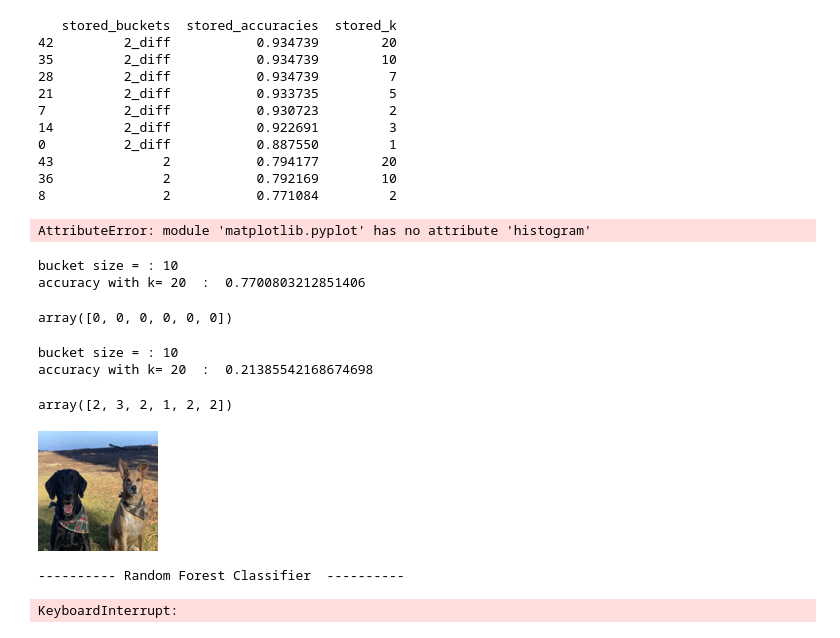
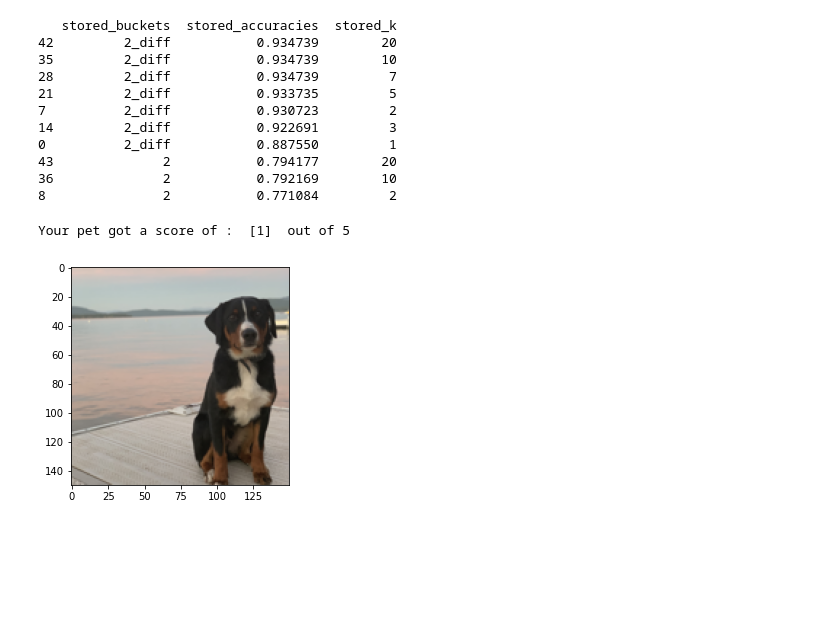
Before and after one commit to apschlissel/w207-final-project, a Jupyter notebook: madeline/Cleaned_Model.ipynb, the cells around one changed output. Saved outputs shown, nothing was run; the diff lists cells and outputs as text; code cells hidden in the pictures; blank space fills up the shorter version.

```diff
--- a/madeline/Cleaned_Model.ipynb
+++ b/madeline/Cleaned_Model.ipynb
@@ -210,5 +210,5 @@ def CleanandProcessData(csv_path, image_path, image_resize):
     print('Labels Shape;', labels_raw.shape)
     return X_train, labels_raw, labels_bin2, labels_bin10
 
-X_train, labels_raw, labels_bin2, labels_bin10 = CleanandProcessData(csv_path, image_path, 50)
+X_train, labels_raw, labels_bin2, labels_bin10 = CleanandProcessData(csv_path, image_path, 150)
 # %% [output]
@@ -927,38 +913,30 @@ for img in images:
     x = img_to_array(x)/255
     our_pets.append(x)
 our_pets = np.array(our_pets)
-# %%
-our_pets_temp = our_pets.reshape(6,50*50*3)
-train_data_temp.shape
-test_predicted_labels = knnmodel.predict(test_data_temp)
-plt.histogram(test_predicted_labels)
-# %% [output]
-AttributeError: module 'matplotlib.pyplot' has no attribute 'histogram'
-# %%
-knnmodel = KNeighborsClassifier(n_neighbors=7)
-knnmodel.fit(train_data_temp, train_labels_raw2)
-test_predicted_labels = knnmodel.predict(test_data_temp)
-print("bucket size = :" ,10)
-print("accuracy with k=", k, " : ", metrics.accuracy_score(test_labels_raw2, test_predicted_labels))
-knnmodel.predict(our_pets_temp)
-# %% [output]
-bucket size = : 10
-accuracy with k= 20  :  0.7700803212851406
-array([0, 0, 0, 0, 0, 0])
 # %%
-knnmodel = KNeighborsClassifier(n_neighbors=7)
-knnmodel.fit(train_data_temp, train_labels_raw10)
-test_predicted_labels = knnmodel.predict(test_data_temp)
-print("bucket size = :" ,10)
-print("accuracy with k=", k, " : ", metrics.accuracy_score(test_labels_raw10, test_predicted_labels))
+train_size = train_data.shape[0]
+train_shape = train_data.shape[1]*train_data.shape[2]*train_data.shape[3]
 
-knnmodel.predict(our_pets_temp)
-#Image.open(image_path +images[3]).resize((250,250))
+test_size = test_data.shape[0]
+test_shape = test_data.shape[1]*test_data.shape[2]*test_data.shape[3]
+
+train_data_temp = train_data.reshape(train_size,train_shape)
+test_data_temp = test_data.reshape(test_size,test_shape)
+
+def checkMyPet(path):
+    knnmodel = KNeighborsClassifier(n_neighbors=7)
+    knnmodel.fit(train_data_temp, train_labels_raw5)
+    #test_predicted_labels = knnmodel.predict(test_data_temp)
+    #print("bucket size = :" ,10)
+    #print("accuracy with k=", k, " : ", metrics.accuracy_score(test_labels_raw10, test_predicted_labels))
+    x_original = Image.open(path).convert("RGB").resize((150,150))
+    x = img_to_array(x_original)/255
+    x = x.reshape(1, 150*150*3)
+    y = knnmodel.predict(x)
+    plt.imshow(x_original)
+    print('Your pet got a score of : ', y, ' out of 5')
+
+checkMyPet('/Users/madelinewhitlow/Desktop/MIDS_W207/petfinder-pawpularity-score/our_pets/IMG_8573 2.jpg')
 # %% [output]
-bucket size = : 10
-accuracy with k= 20  :  0.21385542168674698
+Your pet got a score of :  [1]  out of 5
-array([2, 3, 2, 1, 2, 2])
+[figure, added]
-# %%
-Image.open(image_path + images[2]).convert("RGB").resize((120,120))
-# %% [output]
-[figure, removed]
@@ -967,11 +942,0 @@ Image.open(image_path + images[3]).convert("RGB").resize((120,120))
-# %%
-from sklearn.ensemble import RandomForestClassifier
-
-print('-'*10, 'Random Forest Classifier ', '-'*10)
-clf_rf = RandomForestClassifier()
-clf_rf.fit(train_data_temp, train_labels_raw4)
-preds_rf = clf_rf.predict(dev_data_temp)
-print ('Random Forest Model accuracy: %3.4f' %clf_rf.score(dev_data_temp, dev_labels_raw4))
-# %% [output]
----------- Random Forest Classifier  ----------
-KeyboardInterrupt:
```
Also changed, not shown: parts of 9 cells of this notebook.
